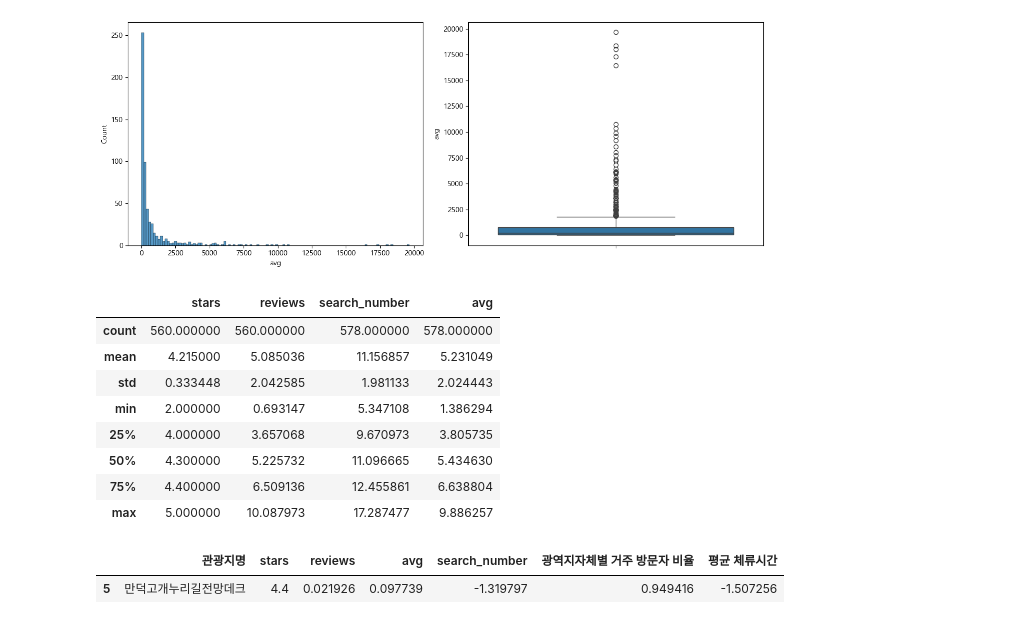
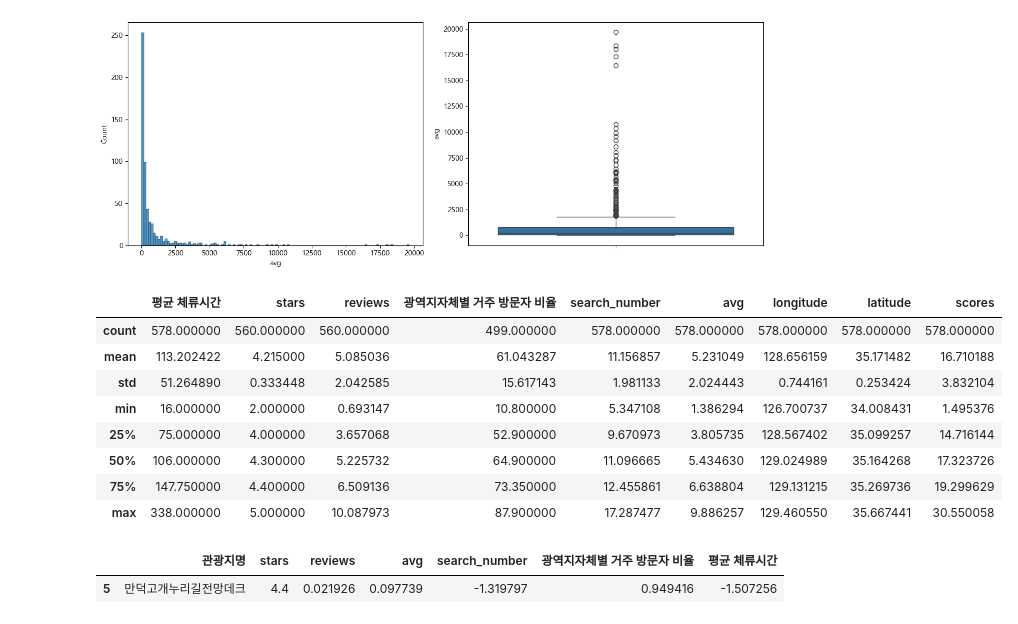
Before and after one commit to GRetriever/Data-Analysis-Project, a Jupyter notebook: Tourist Attractions/EDA.ipynb, the cells around one changed output. Cells and saved outputs as stored; diff of their text form; code cells hidden in the pictures.

```diff
--- a/Tourist Attractions/EDA.ipynb
+++ b/Tourist Attractions/EDA.ipynb
@@ -222,19 +202,19 @@ plt.tight_layout()
 # %% [output]
 [figure]
 # %%
-test_df['reviews'] = all_df['reviews'].apply(lambda x: np.log1p(x))
-test_df['search_number'] = all_df['search_number'].apply(lambda x: np.log1p(x))
-test_df['avg'] = all_df['avg'].apply(lambda x: np.log1p(x))
+all_df['reviews'] = all_df['reviews'].apply(lambda x: np.log1p(x))
+all_df['search_number'] = all_df['search_number'].apply(lambda x: np.log1p(x))
+all_df['avg'] = all_df['avg'].apply(lambda x: np.log1p(x))
 # %%
-test_df.describe()
+all_df.describe()
 # %% [output]
-|  | stars | reviews | search_number | avg |
-| count | 560.000000 | 560.000000 | 578.000000 | 578.000000 |
-| mean | 4.215000 | 5.085036 | 11.156857 | 5.231049 |
-| std | 0.333448 | 2.042585 | 1.981133 | 2.024443 |
-| min | 2.000000 | 0.693147 | 5.347108 | 1.386294 |
-| 25% | 4.000000 | 3.657068 | 9.670973 | 3.805735 |
-| 50% | 4.300000 | 5.225732 | 11.096665 | 5.434630 |
-| 75% | 4.400000 | 6.509136 | 12.455861 | 6.638804 |
-| max | 5.000000 | 10.087973 | 17.287477 | 9.886257 |
+|  | 평균 체류시간 | stars | reviews | 광역지자체별 거주 방문자 비율 | search_number | avg | longitude | latitude | scores |
+| count | 578.000000 | 560.000000 | 560.000000 | 499.000000 | 578.000000 | 578.000000 | 578.000000 | 578.000000 | 578.000000 |
+| mean | 113.202422 | 4.215000 | 5.085036 | 61.043287 | 11.156857 | 5.231049 | 128.656159 | 35.171482 | 16.710188 |
+| std | 51.264890 | 0.333448 | 2.042585 | 15.617143 | 1.981133 | 2.024443 | 0.744161 | 0.253424 | 3.832104 |
+| min | 16.000000 | 2.000000 | 0.693147 | 10.800000 | 5.347108 | 1.386294 | 126.700737 | 34.008431 | 1.495376 |
+| 25% | 75.000000 | 4.000000 | 3.657068 | 52.900000 | 9.670973 | 3.805735 | 128.567402 | 35.099257 | 14.716144 |
+| 50% | 106.000000 | 4.300000 | 5.225732 | 64.900000 | 11.096665 | 5.434630 | 129.024989 | 35.164268 | 17.323726 |
+| 75% | 147.750000 | 4.400000 | 6.509136 | 73.350000 | 12.455861 | 6.638804 | 129.131215 | 35.269736 | 19.299629 |
+| max | 338.000000 | 5.000000 | 10.087973 | 87.900000 | 17.287477 | 9.886257 | 129.460550 | 35.667441 | 30.550058 |
 # %%
```
Also changed, not shown: parts of 14 cells of this notebook, 2 other files.
